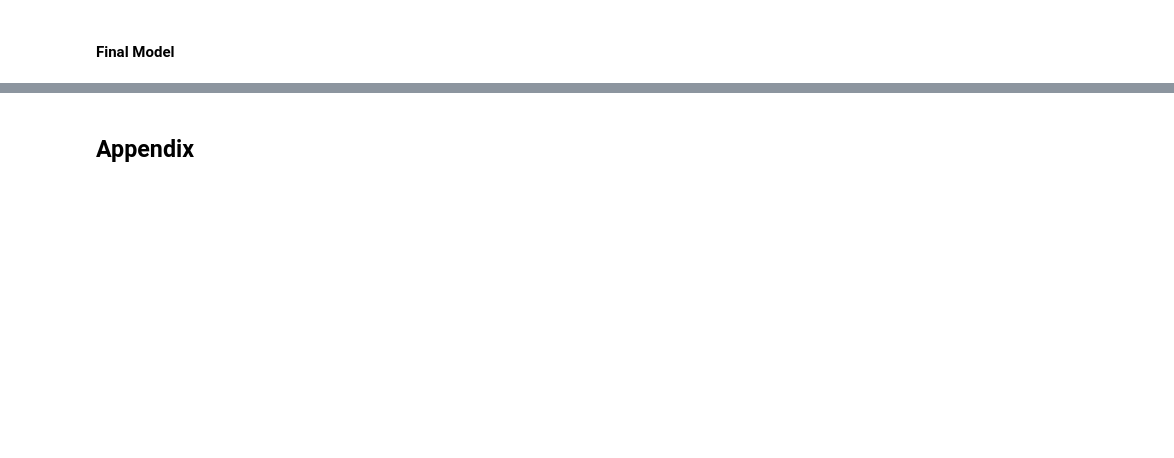
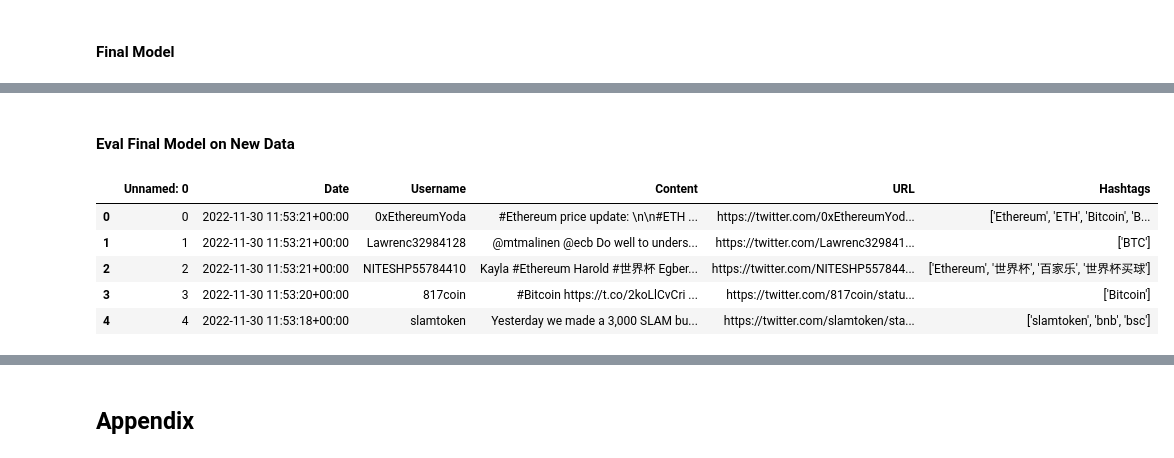
Before and after one commit to ntdoris/bitcoin-twitter-sentiment, a Jupyter notebook: final_notebook.ipynb, the cells around one changed output, grey strips where cells are left out. Saved outputs shown, nothing was run; the diff lists cells and outputs as text; code cells hidden in the pictures; blank space fills up the shorter version.

```diff
--- a/project4.ipynb
+++ b/final_notebook.ipynb
@@ -1569,0 +1547,12 @@ plt.savefig('images/feat_importance_neg20.png')
+# %% [markdown]
+#### Eval Final Model on New Data
+# %%
+new_data = pd.read_csv('data/crypto_10k_tweets_(2021_2022Nov).csv', lineterminator='\n')
+new_data.head()
+# %% [output]
+|  | Unnamed: 0 | Date | Username | Content | URL | Hashtags |
+| 0 | 0 | 2022-11-30 11:53:21+00:00 | 0xEthereumYoda | #Ethereum price update: \n\n#ETH ... | https://twitter.com/0xEthereumYod... | ['Ethereum', 'ETH', 'Bitcoin', 'B... |
+| 1 | 1 | 2022-11-30 11:53:21+00:00 | Lawrenc32984128 | @mtmalinen @ecb Do well to unders... | https://twitter.com/Lawrenc329841... | ['BTC'] |
+| 2 | 2 | 2022-11-30 11:53:21+00:00 | NITESHP55784410 | Kayla #Ethereum Harold #世界杯 Egber... | https://twitter.com/NITESHP557844... | ['Ethereum', '世界杯', '百家乐', '世界杯买球'] |
+| 3 | 3 | 2022-11-30 11:53:20+00:00 | 817coin | #Bitcoin https://t.co/2koLlCvCri ... | https://twitter.com/817coin/statu... | ['Bitcoin'] |
+| 4 | 4 | 2022-11-30 11:53:18+00:00 | slamtoken | Yesterday we made a 3,000 SLAM bu... | https://twitter.com/slamtoken/sta... | ['slamtoken', 'bnb', 'bsc'] |
```
Also changed, not shown: parts of 193 cells of this notebook, 1 other file.
